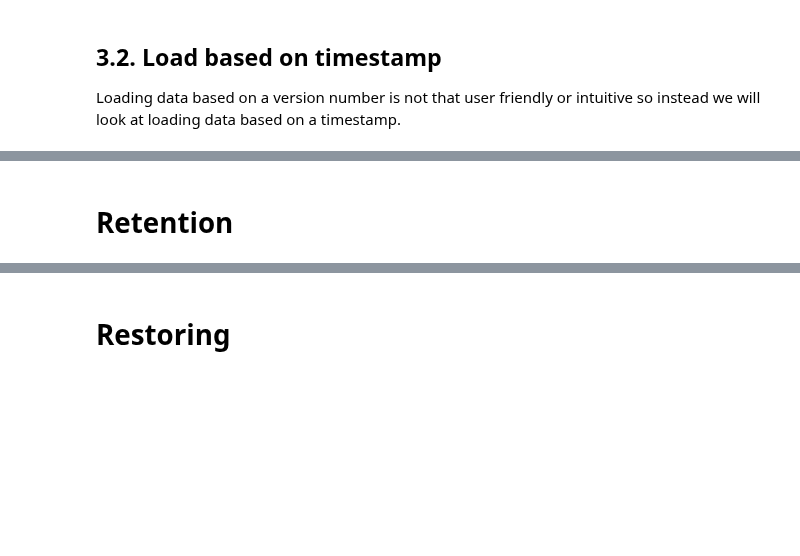
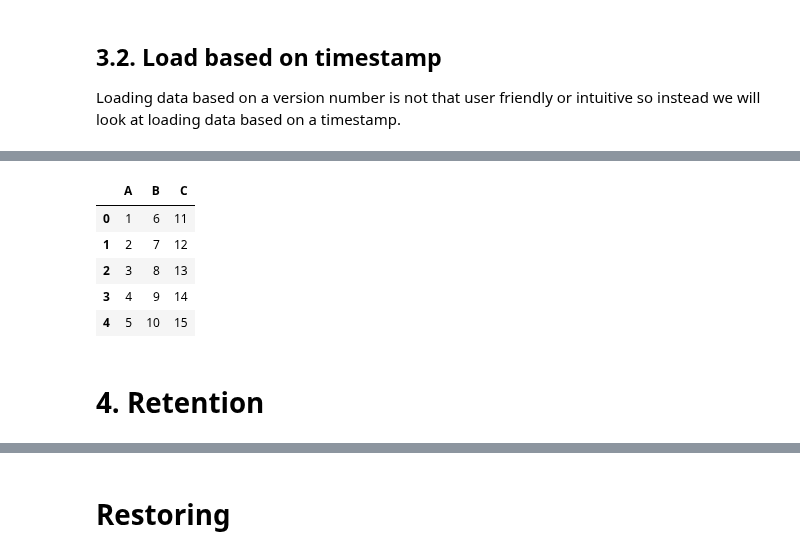
Before and after one commit to taylor-schneider/ml-training-jupyter-notebooks, a Jupyter notebook: Data Engineering/Data Lakehouse/Deltalake/Delta Lake Time Travel.ipynb, the cells around one changed output, grey strips where cells are left out. Cells and saved outputs as stored; diff of their text form; code cells hidden in the pictures; blank space fills up the shorter version.

```diff
--- a/Data Engineering/Data Lakehouse/Deltalake/Delta Lake Time Travel.ipynb
+++ b/Data Engineering/Data Lakehouse/Deltalake/Delta Lake Time Travel.ipynb
@@ -441,12 +442,9 @@ First we review the timestamps in the log
 # %%
-print("v0 Info:")
-print(f"Commit: {log0_commit_info_dt}")
-print(f"Add: {log0_add_info_dt}")
-print(f"Creation: {log0_metadata_info_dt}")
-print("")
-print("v1 Info:")
-print(f"Commit: {log1_commit_info_dt}")
-print(f"Add: {log1_add_info_dt}")
-print(f"Remove: {log1_remove_info_dt}")
-print(f"Creation: {log1_metadata_info_dt}")
+v0_timestamp = dt_history_pd_df[dt_history_pd_df["version"] == 0]["timestamp"].iloc[0]
+v0_timestamp_str = v0_timestamp.strftime('%Y-%m-%d %H:%M:%S.%f')
+print(v0_timestamp_str)
+
+v1_timestamp = dt_history_pd_df[dt_history_pd_df["version"] == 1]["timestamp"].iloc[0]
+v1_timestamp_str = v1_timestamp.strftime('%Y-%m-%d %H:%M:%S.%f')
+print(v1_timestamp_str)
 # %% [output]
@@ -633,2 +524,16 @@ AnalysisException: cannot resolve `C` in UPDATE clause given columns original.`A
+# %%
+current_dir = "/workspaces/crypto-data/jupyter-pod/ml-training-jupyter-notebooks/Data Engineering/Data Lakehouse/Deltalake"
+delta_table_path = "data/time-travel-demo.delta"
+v1_timestamp_str_2 = v1_timestamp.strftime('%Y%m%d%H%M%S%f')[:-3]
+p = f"{current_dir}/{delta_table_path}@{v1_timestamp_str_2}"
+
+sparkSession.sql(f"SELECT * FROM delta.`{p}`").toPandas()
+# %% [output]
+|  | A | B | C |
+| 0 | 1 | 6 | 11 |
+| 1 | 2 | 7 | 12 |
+| 2 | 3 | 8 | 13 |
+| 3 | 4 | 9 | 14 |
+| 4 | 5 | 10 | 15 |
 # %% [markdown]
-# Retention
+# 4. Retention
```
Also changed, not shown: parts of 71 cells of this notebook.
